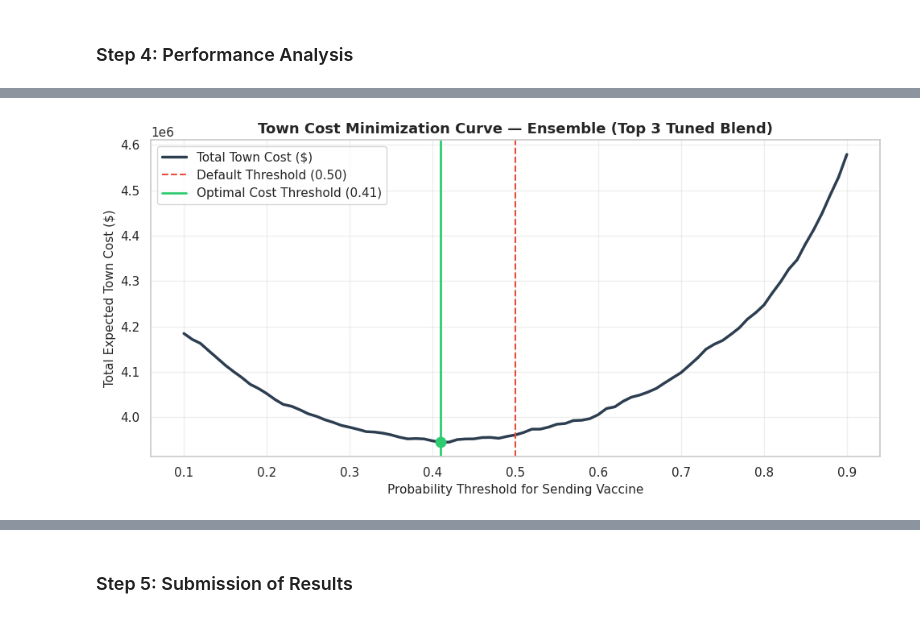
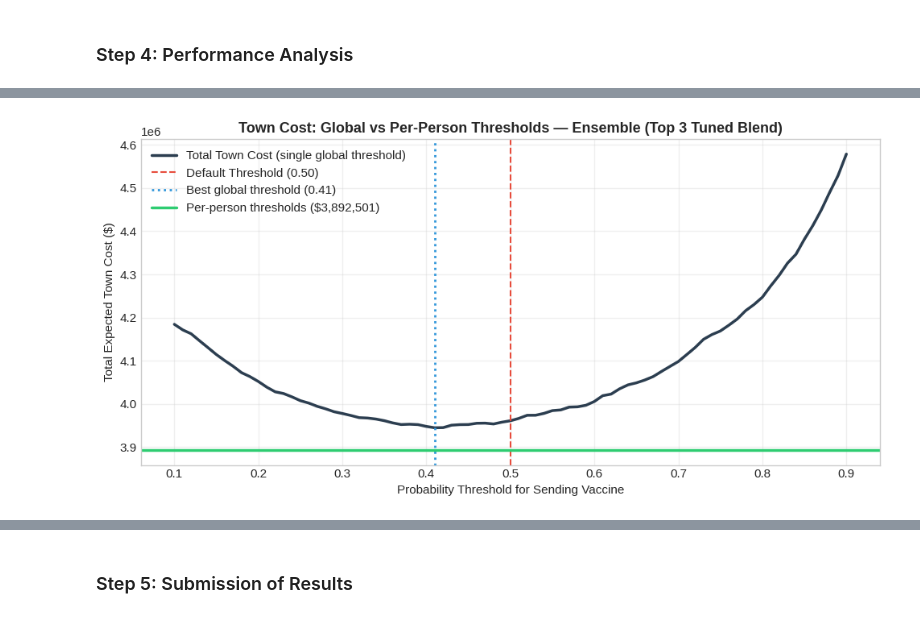
Before and after one commit to Hackathon-Group-F/Hackathon, a Jupyter notebook: Hackathon_Group_F.ipynb, the cells around one changed output, grey strips where cells are left out. Drawn from its saved outputs; the diff is of its cells as text; code cells hidden in the pictures.

```diff
--- a/Hackathon_Group_F.ipynb
+++ b/Hackathon_Group_F.ipynb
@@ -396,6 +396,8 @@ BASE_HOSP_RISK_BY_AGE = {
     '55 - 64 Years': 0.045,  # 4.5% base risk if infected
     '65+ Years': 0.095       # 9.5% base risk if infected
 }
+VACCINE_COST = 300.0
+HOSP_COST = 18500.0
 
 def estimate_hospitalisation_prob(age_group_series, chronic_cond_series, is_vaccinated):
     """
@@ -448,7 +450,7 @@ def calculate_total_town_cost(y_true, y_pred, raw_features_df):
     # - Sent to home and ruined/unused (y_true=0, y_pred=1) -> $300
     # - Not wanted and not sent (y_true=0, y_pred=0) -> $0
     vaccine_needed_or_sent = (y_true == 1) | (y_pred == 1)
-    vaccine_cost = np.sum(vaccine_needed_or_sent) * 300.0
+    vaccine_cost = np.sum(vaccine_needed_or_sent) * VACCINE_COST
 
     # Hospitalisation Cost ($18,500 per expected hospitalisation)
     hosp_prob_vax = estimate_hospitalisation_prob(
@@ -460,7 +462,7 @@ def calculate_total_town_cost(y_true, y_pred, raw_features_df):
 
     individual_hosp_probs = np.where(actually_vaccinated, hosp_prob_vax, hosp_prob_unvax)
     expected_hospitalisations = np.sum(individual_hosp_probs)
-    hospital_cost = expected_hospitalisations * 18500.0
+    hospital_cost = expected_hospitalisations * HOSP_COST
 
     return {
         'total_cost': vaccine_cost + hospital_cost,
@@ -468,6 +470,25 @@ def calculate_total_town_cost(y_true, y_pred, raw_features_df):
         'hospital_cost': hospital_cost,
         'expected_hosp': round(expected_hospitalisations, 2)
     }
+
+# -------------------------------------------------------------
+# 2b. PER-PERSON DECISION THRESHOLDS
+# -------------------------------------------------------------
+# Sending a dose to someone who would accept costs $300 either way (dose or cash),
+# so it only changes their hospital cost. Sending to someone who would refuse wastes $300.
+# Send iff  p * (hospital saving)  >  (1 - p) * vaccine cost
+#       <=> p  >=  vaccine_cost / (vaccine_cost + hospital saving)
+def per_person_thresholds(df):
+    u = estimate_hospitalisation_prob(df['age_group'], df['number_chronic_med_conditions'], False)
+    v = estimate_hospitalisation_prob(df['age_group'], df['number_chronic_med_conditions'], True)
+    saving = HOSP_COST * (u - v)
+    return VACCINE_COST / (VACCINE_COST + saving)
+
+train_thr = per_person_thresholds(train)
+test_thr = per_person_thresholds(test)   # used in Step 5
+
+print(f"\nPer-person thresholds (train): min {train_thr.min():.3f} | "
+      f"mean {train_thr.mean():.3f} | max {train_thr.max():.3f}")
 
 # -------------------------------------------------------------
 # 3. EVALUATE ALL 11 MODELS & SELECT TOP 5 BY LOWEST COST
@@ -482,26 +503,27 @@ for m_name in oof_preds.keys():
     # 1. Cost at standard 0.50 threshold
     res_05 = calculate_total_town_cost(y_train, (probs >= 0.50).astype(int), train)
 
-    # 2. Search for the probability threshold that minimizes Total Town Cost
-    best_th = 0.50
-    best_res = res_05
-    for th in thresholds:
-        res_th = calculate_total_town_cost(y_train, (probs >= th).astype(int), train)
-        if res_th['total_cost'] < best_res['total_cost']:
-            best_res = res_th
-            best_th = th
+    # 2. Best single global threshold (kept for comparison)
+    res_glb = min(
+        (calculate_total_town_cost(y_train, (probs >= th).astype(int), train) for th in thresholds),
+        key=lambda r: r['total_cost']
+    )
 
-    optimal_thresholds[m_name] = best_th
+    # 3. Per-person cost-optimal thresholds (used for ranking and submission)
+    res_pp = calculate_total_town_cost(y_train, (probs >= train_thr).astype(int), train)
+
+    optimal_thresholds[m_name] = 'per-person'
 
     all_cost_rows.append({
         'Model': m_name,
-        'Best Threshold': round(best_th, 2),
-        'Min Total Cost ($)': best_res['total_cost'],
-        'Vaccine Cost ($)': best_res['vaccine_cost'],
-        'Hospital Cost ($)': best_res['hospital_cost'],
-        'Expected Hosp': best_res['expected_hosp'],
+        'Best Threshold': 'per-person',
+        'Min Total Cost ($)': res_pp['total_cost'],
+        'Vaccine Cost ($)': res_pp['vaccine_cost'],
+        'Hospital Cost ($)': res_pp['hospital_cost'],
+        'Expected Hosp': res_pp['expected_hosp'],
         'Cost @ 0.50 ($)': res_05['total_cost'],
-        'Savings vs 0.50 ($)': res_05['total_cost'] - best_res['total_cost']
+        'Cost @ best global th ($)': res_glb['total_cost'],
+        'Savings vs 0.50 ($)': res_05['total_cost'] - res_pp['total_cost']
     })
 
 # Sort ALL 11 models by Lowest Total Cost ($)
@@ -513,37 +535,38 @@ top_5_cost_models = cost_leaderboard.head(5)['Model'].tolist()
 
 # Format currency columns for clean display
 display_df = cost_leaderboard.copy()
-for col in ['Min Total Cost ($)', 'Vaccine Cost ($)', 'Hospital Cost ($)', 'Cost @ 0.50 ($)', 'Savings vs 0.50 ($)']:
+for col in ['Min Total Cost ($)', 'Vaccine Cost ($)', 'Hospital Cost ($)',
+            'Cost @ 0.50 ($)', 'Cost @ best global th ($)', 'Savings vs 0.50 ($)']:
     display_df[col] = display_df[col].apply(lambda x: f"${x:,.0f}")
 
-print("\n" + "="*105)
-print("STEP 4: ALL 11 MODELS RANKED BY LOWEST TOTAL TOWN COST ($)")
-print("="*105)
+print("\n" + "="*115)
+print("STEP 4: ALL 11 MODELS RANKED BY LOWEST TOTAL TOWN COST ($) — PER-PERSON THRESHOLDS")
+print("="*115)
 print(display_df.to_string())
 
 print("\n" + "="*85)
 print("FINAL TOP 5 MODELS SELECTED BY LOWEST TOWN COST (FOR SUBMISSION):")
 for rank, m in enumerate(top_5_cost_models, 1):
-    th = optimal_thresholds[m]
     raw_cost = cost_leaderboard.loc[rank, 'Min Total Cost ($)']
-    print(f"  Order {rank}: {m:<30} | Optimal Th: {th:.2f} | Town Cost: ${raw_cost:,.0f}")
+    print(f"  Order {rank}: {m:<30} | Threshold: per-person | Town Cost: ${raw_cost:,.0f}")
 print("="*85)
 
 # -------------------------------------------------------------
-# 4. PLOT COST OPTIMIZATION CURVE FOR WINNER
+# 4. PLOT: GLOBAL-THRESHOLD CURVE VS PER-PERSON COST (WINNER)
 # -------------------------------------------------------------
 winner_name = top_5_cost_models[0]
 winner_probs = oof_preds[winner_name]
-curve_costs = [calculate_total_town_cost(y_train, (winner_probs >= th).astype(int), train)['total_cost'] for th in thresholds]
-best_w_th = optimal_thresholds[winner_name]
-min_w_cost = min(curve_costs)
+curve_costs = [calculate_total_town_cost(y_train, (winner_probs >= th).astype(int), train)['total_cost']
+               for th in thresholds]
+best_glb_th = thresholds[int(np.argmin(curve_costs))]
+pp_cost = cost_leaderboard.loc[1, 'Min Total Cost ($)']
 
 plt.figure(figsize=(10, 5))
-plt.plot(thresholds, curve_costs, color='#2c3e50', linewidth=2.5, label='Total Town Cost ($)')
+plt.plot(thresholds, curve_costs, color='#2c3e50', linewidth=2.5, label='Total Town Cost (single global threshold)')
 plt.axvline(0.50, color='#e74c3c', linestyle='--', label='Default Threshold (0.50)')
-plt.axvline(best_w_th, color='#2ecc71', linestyle='-', linewidth=2, label=f'Optimal Cost Threshold ({best_w_th:.2f})')
-plt.scatter([best_w_th], [min_w_cost], color='#2ecc71', s=80, zorder=5)
-plt.title(f'Town Cost Minimization Curve — {winner_name}', fontsize=13, fontweight='bold')
+plt.axvline(best_glb_th, color='#3498db', linestyle=':', linewidth=2, label=f'Best global threshold ({best_glb_th:.2f})')
+plt.axhline(pp_cost, color='#2ecc71', linestyle='-', linewidth=2.5, label=f'Per-person thresholds (${pp_cost:,.0f})')
+plt.title(f'Town Cost: Global vs Per-Person Thresholds — {winner_name}', fontsize=13, fontweight='bold')
 plt.xlabel('Probability Threshold for Sending Vaccine', fontsize=11)
 plt.ylabel('Total Expected Town Cost ($)', fontsize=11)
 plt.legend()
@@ -570,4 +593,4 @@ STEP 4: ALL 11 MODELS RANKED BY LOWEST TOTAL TOWN COST ($)
 =====================================================================================
-[figure, old version]
+[figure, new version]
 # %%
 plt.style.use('seaborn-v0_8-whitegrid')
```
Also changed, not shown: parts of 3 cells of this notebook.
